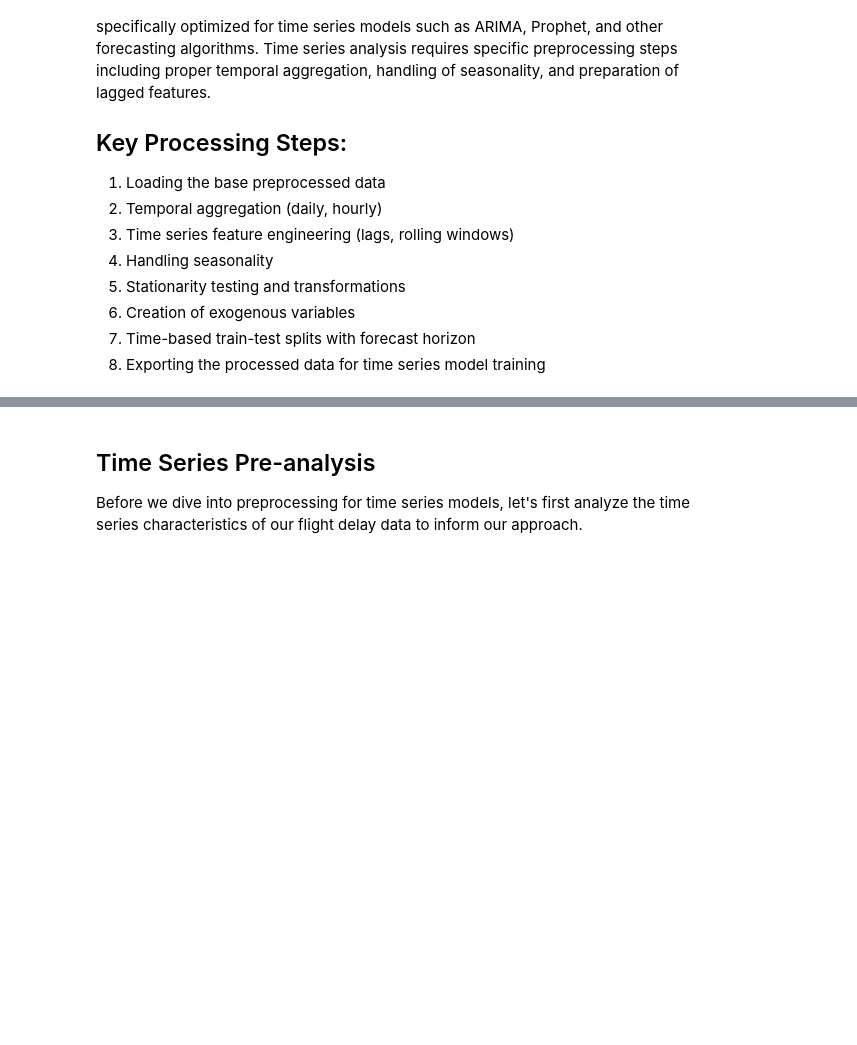
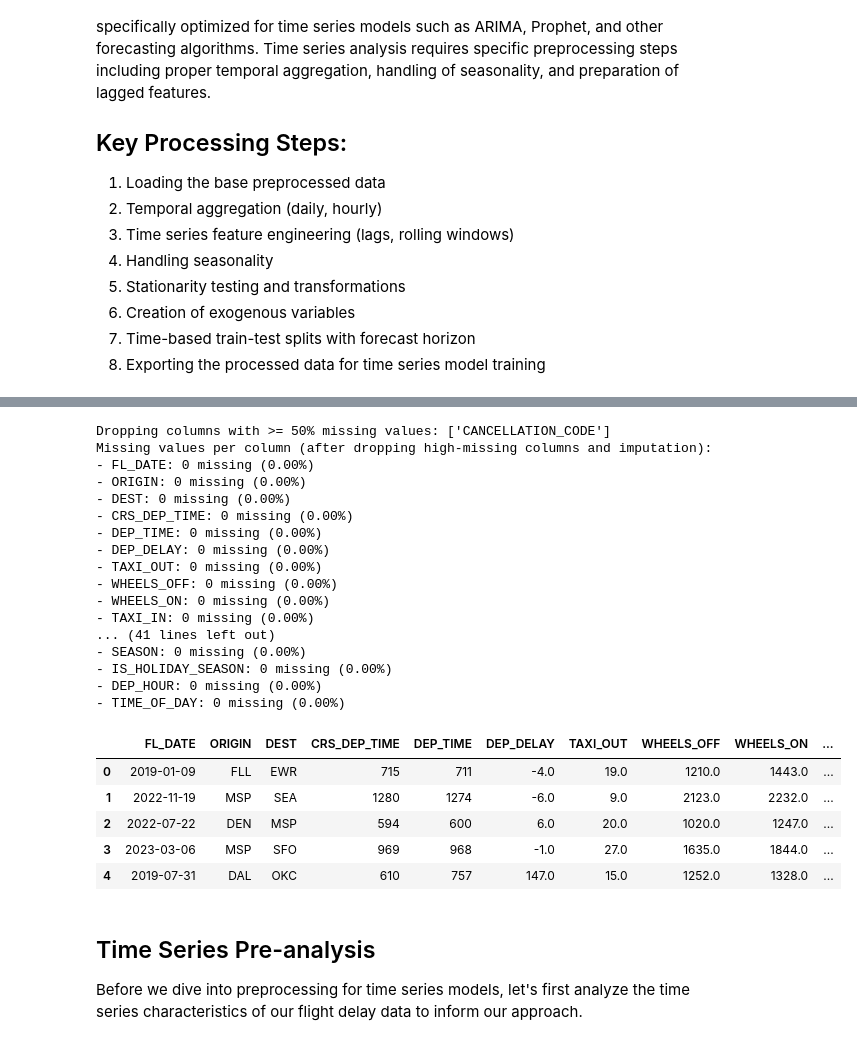
Before and after one commit to Suee18/Forecasting_Flights-DataScience, a Jupyter notebook: notebooks/preprocessing_pipelines/04_ts_preprocessing.ipynb, the cells around one changed output, grey strips where cells are left out. Cells and saved outputs as stored; diff of their text form; code cells hidden in the pictures; blank space fills up the shorter version.

```diff
--- a/notebooks/preprocessing_pipelines/04_ts_preprocessing.ipynb
+++ b/notebooks/preprocessing_pipelines/04_ts_preprocessing.ipynb
@@ -80,3 +110,78 @@ display(first_chunk.head())
+# %%
+# --- MISSING VALUE HANDLING FOR TS PIPELINE ---
+def drop_columns_with_high_missing(df, threshold=0.5):
+    """
+    Drop columns with >= threshold proportion of missing values.
+    """
+    missing_ratio = df.isnull().mean(axis=0)
+    cols_to_drop = missing_ratio[missing_ratio >= threshold].index.tolist()
+    if cols_to_drop:
+        print(f"Dropping columns with >= {int(threshold*100)}% missing values: {cols_to_drop}")
+    return df.drop(columns=cols_to_drop)
+
+# Example usage: apply after loading each chunk or after concatenating all data
+# For demonstration, add to the start of your main TS pipeline after loading/concatenating data
+
+# ...existing code...
+# Example: After loading ts_daily_featured, drop columns with >=50% missing values
+# ts_daily_featured = drop_columns_with_high_missing(ts_daily_featured, threshold=0.5)
+# ...existing code...
+# %%
+# Impute missing values: median for numeric, mode for categorical columns
+# This step is now immediately after dropping columns with high missingness
+
+def impute_missing_values(df):
+    """
+    Impute missing values using median for numeric columns and mode for categorical columns.
+    """
+    df_imputed = df.copy()
+    for col in df_imputed.columns:
+        if pd.api.types.is_numeric_dtype(df_imputed[col]):
+            median_val = df_imputed[col].median()
+            df_imputed[col] = df_imputed[col].fillna(median_val)
+        else:
+            mode_val = df_imputed[col].mode(dropna=True)
+            if not mode_val.empty:
+                df_imputed[col] = df_imputed[col].fillna(mode_val[0])
+    return df_imputed
+
+# Example usage: after dropping columns with high missingness
+# df_after_drop = drop_columns_with_high_missing(first_chunk, threshold=0.5)
+df_after_drop = drop_columns_with_high_missing(first_chunk, threshold=0.5)
+df_after_drop_imputed = impute_missing_values(df_after_drop)
+
+missing_counts = df_after_drop_imputed.isnull().sum()
+missing_percent = df_after_drop_imputed.isnull().mean() * 100
+
+print("Missing values per column (after dropping high-missing columns and imputation):")
+for col in df_after_drop_imputed.columns:
+    print(f"- {col}: {missing_counts[col]} missing ({missing_percent[col]:.2f}%)")
+
+display(df_after_drop_imputed.head())
+# %% [output]
+Dropping columns with >= 50% missing values: ['CANCELLATION_CODE']
+Missing values per column (after dropping high-missing columns and imputation):
+- FL_DATE: 0 missing (0.00%)
+- ORIGIN: 0 missing (0.00%)
+- DEST: 0 missing (0.00%)
+- CRS_DEP_TIME: 0 missing (0.00%)
+- DEP_TIME: 0 missing (0.00%)
+- DEP_DELAY: 0 missing (0.00%)
+- TAXI_OUT: 0 missing (0.00%)
+- WHEELS_OFF: 0 missing (0.00%)
+- WHEELS_ON: 0 missing (0.00%)
+- TAXI_IN: 0 missing (0.00%)
+... (41 lines left out)
+- SEASON: 0 missing (0.00%)
+- IS_HOLIDAY_SEASON: 0 missing (0.00%)
+- DEP_HOUR: 0 missing (0.00%)
+- TIME_OF_DAY: 0 missing (0.00%)
+|  | FL_DATE | ORIGIN | DEST | CRS_DEP_TIME | DEP_TIME | DEP_DELAY | TAXI_OUT | WHEELS_OFF | WHEELS_ON | ... |
+| 0 | 2019-01-09 | FLL | EWR | 715 | 711 | -4.0 | 19.0 | 1210.0 | 1443.0 | ... |
+| 1 | 2022-11-19 | MSP | SEA | 1280 | 1274 | -6.0 | 9.0 | 2123.0 | 2232.0 | ... |
+| 2 | 2022-07-22 | DEN | MSP | 594 | 600 | 6.0 | 20.0 | 1020.0 | 1247.0 | ... |
+| 3 | 2023-03-06 | MSP | SFO | 969 | 968 | -1.0 | 27.0 | 1635.0 | 1844.0 | ... |
+| 4 | 2019-07-31 | DAL | OKC | 610 | 757 | 147.0 | 15.0 | 1252.0 | 1328.0 | ... |
 # %% [markdown]
 ## Time Series Pre-analysis
 
```
Also changed, not shown: parts of 20 cells of this notebook, 2 other files.
